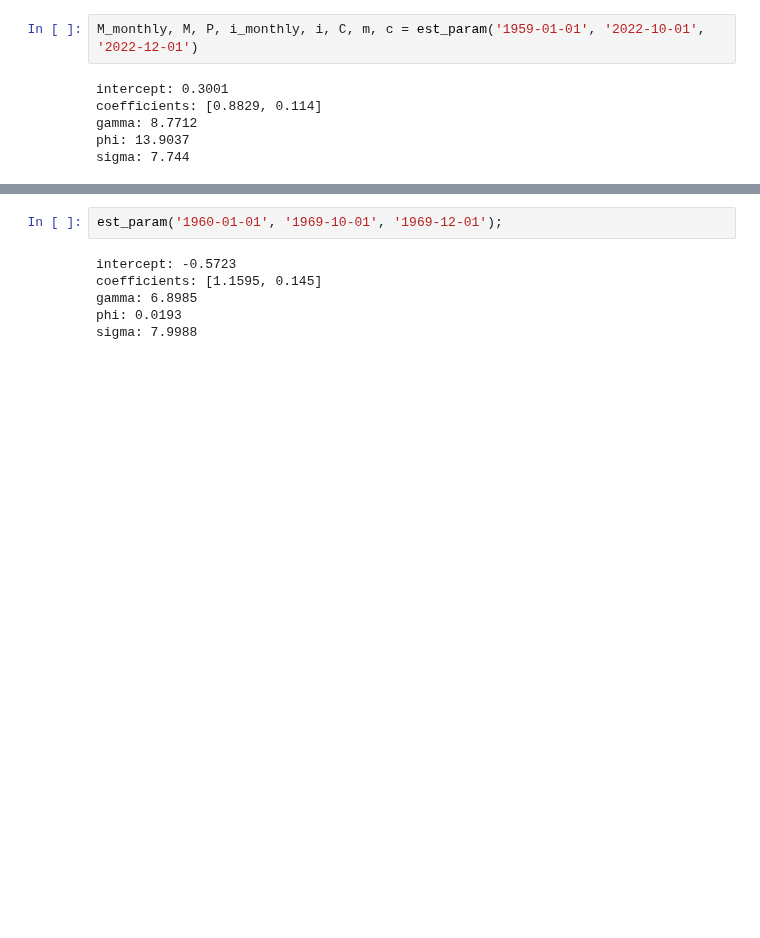
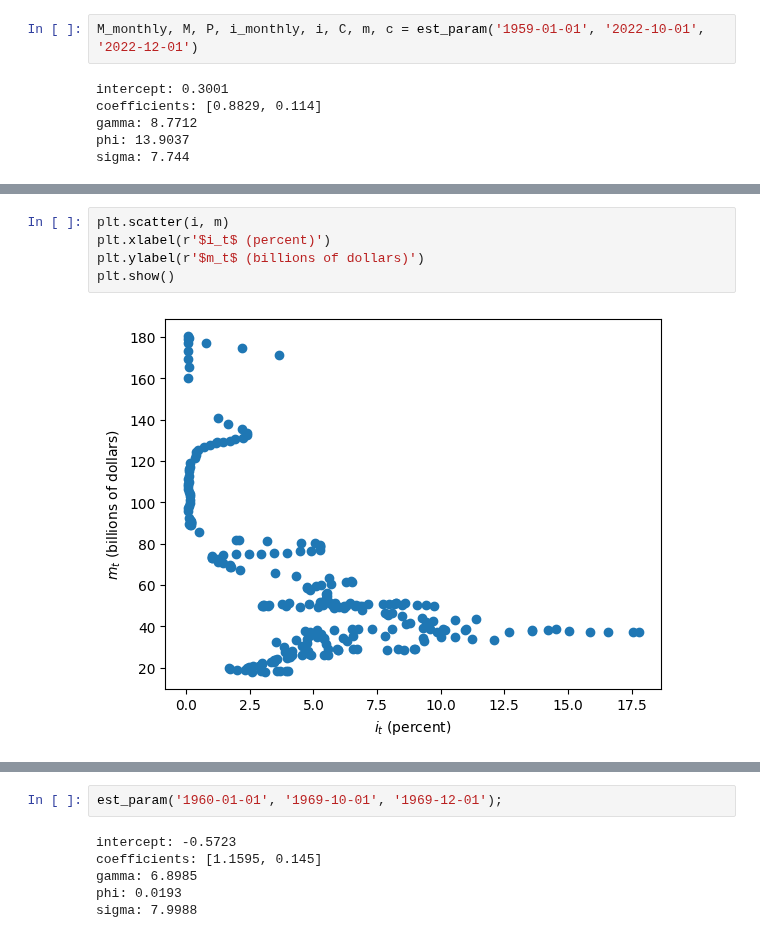
Before and after one commit to sthau/econ-212, a Jupyter notebook: macro_3/macro_3.ipynb, the cells around one changed output, grey strips where cells are left out. Saved outputs shown, nothing was run; the diff lists cells and outputs as text; blank space fills up the shorter version.

```diff
--- a/macro_3/macro_3.ipynb
+++ b/macro_3/macro_3.ipynb
@@ -80,0 +97,7 @@ plt.plot(C.index[-256:], np.log((i + 1) / i))
+# %%
+plt.scatter(i, m)
+plt.xlabel(r'$i_t$ (percent)')
+plt.ylabel(r'$m_t$ (billions of dollars)')
+plt.show()
+# %% [output]
+[figure, added]
```
Also changed, not shown: parts of 15 cells of this notebook.
